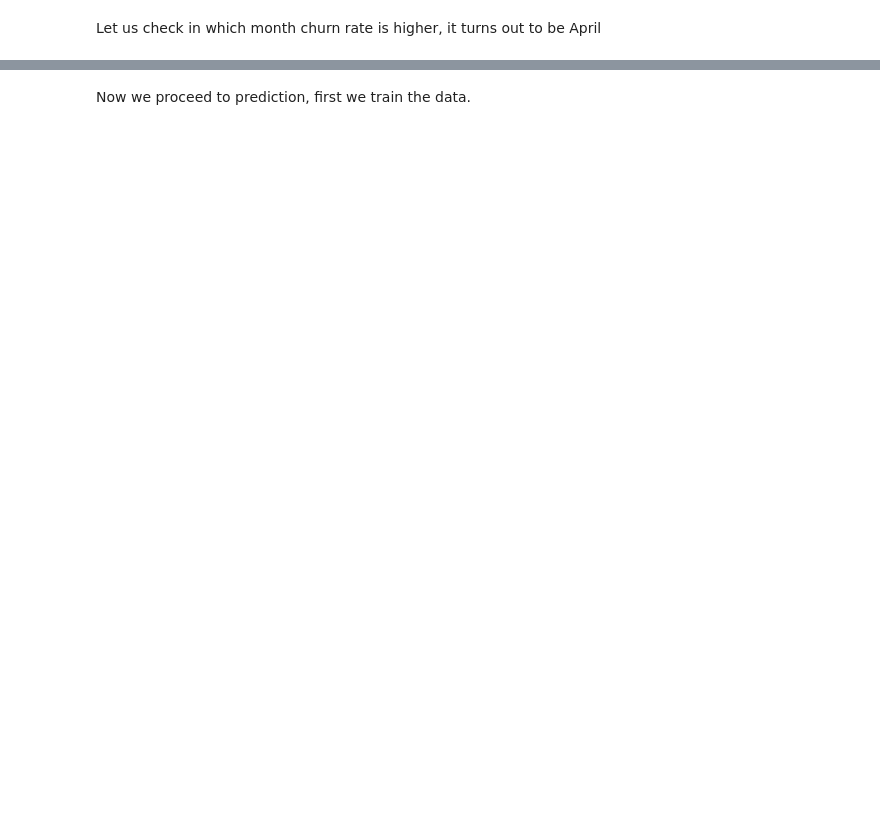
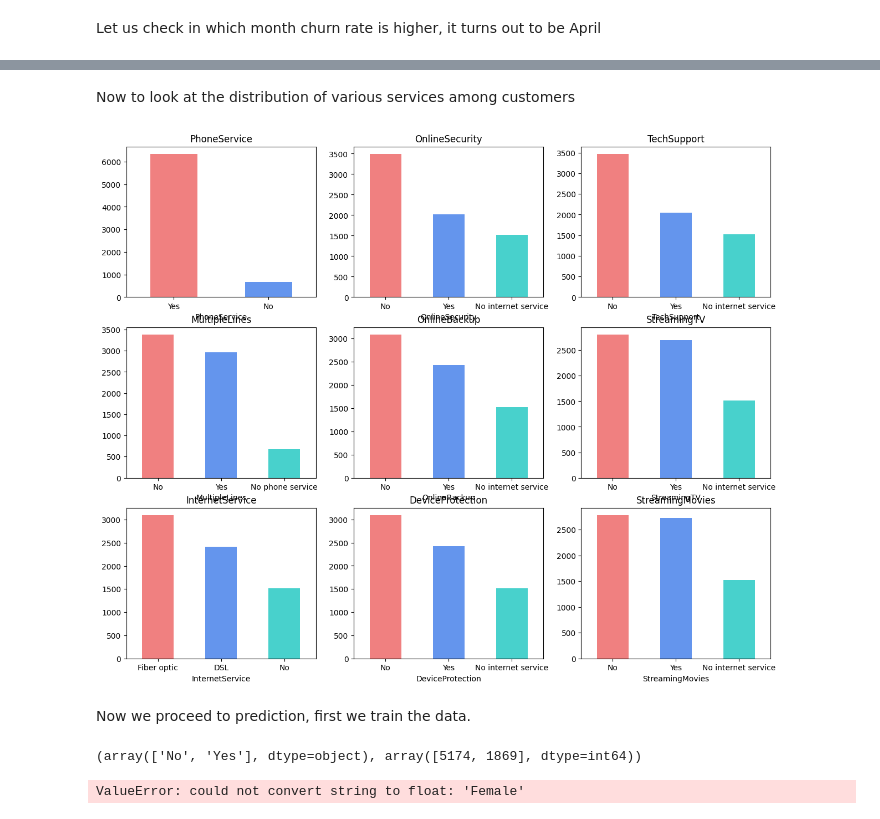
Before and after one commit to DanielPopoola/data-science-projects, a Jupyter notebook: Customer-Churn-Prediction.ipynb, the cells around one changed output, grey strips where cells are left out. Saved outputs shown, nothing was run; the diff lists cells and outputs as text; code cells hidden in the pictures; blank space fills up the shorter version.

```diff
--- a/Customer-Churn-Prediction.ipynb
+++ b/Customer-Churn-Prediction.ipynb
@@ -156,2 +139,23 @@ Name: Churn, dtype: object
+# %% [markdown]
+Now to look at the distribution of various services among customers
+# %%
+services = ['PhoneService','MultipleLines','InternetService','OnlineSecurity',
+           'OnlineBackup','DeviceProtection','TechSupport','StreamingTV','StreamingMovies']
+
+colors = ['lightcoral','cornflowerblue','mediumturquoise']
+
+fig, axes = plt.subplots(nrows = 3,ncols = 3,figsize = (15,12))
+for i, item in enumerate(services):
+    if i < 3:
+        ax = data[item].value_counts().plot(kind = 'bar',ax=axes[i,0],color=colors,rot = 0)
+
+    elif i >=3 and i < 6:
+        ax = data[item].value_counts().plot(kind = 'bar',ax=axes[i-3,1],color=colors,rot = 0)
+
+    elif i < 9:
+        ax = data[item].value_counts().plot(kind = 'bar',ax=axes[i-6,2],color=colors,rot = 0)
+    ax.set_title(item)
+# %% [output]
+[figure, added]
 # %% [markdown]
 Now we proceed to prediction, first we train the data.
@@ -157,0 +170,9 @@ Now we proceed to prediction, first we train the data.
+# %%
+np.unique(label,return_counts=True)
+# %% [output]
+(array(['No', 'Yes'], dtype=object), array([5174, 1869], dtype=int64))
+# %%
+from imblearn.under_sampling import AllKNN
+features, label = AllKNN(n_neighbors=7).fit_resample(features, label)
+# %% [output]
+ValueError: could not convert string to float: 'Female'
```
Also changed, not shown: parts of 20 cells of this notebook.
